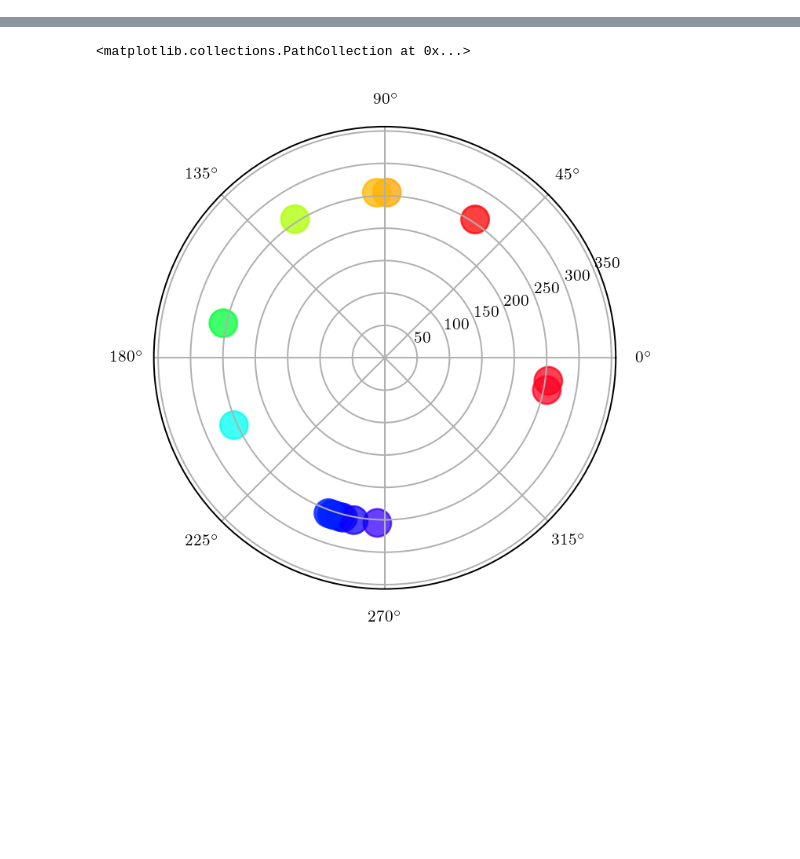
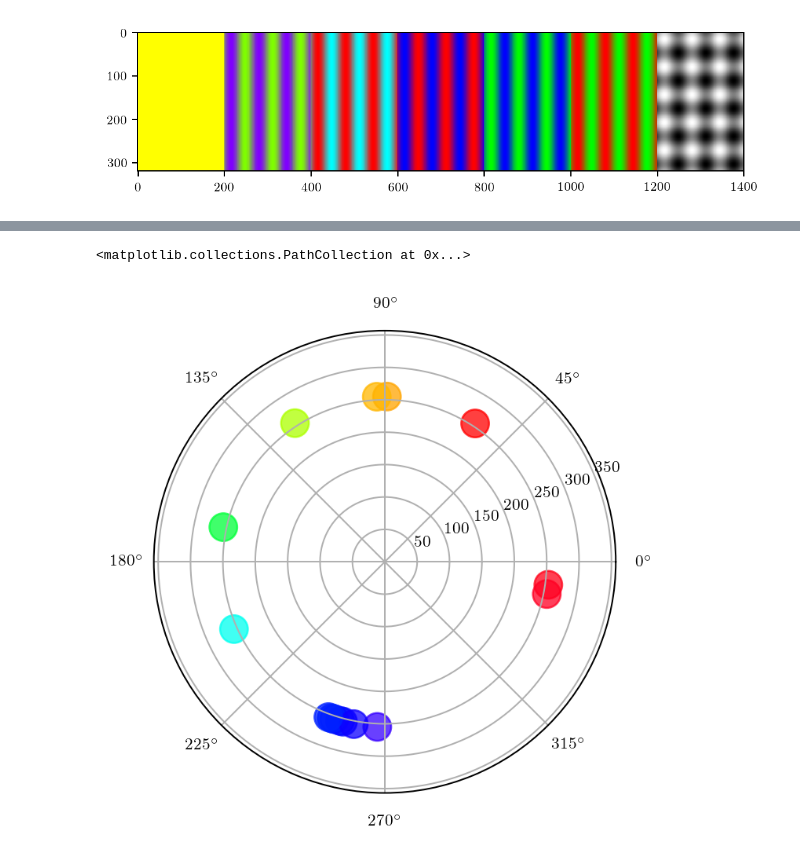
Before and after one commit to CVMethods/thesis_notebooks, a Jupyter notebook: Ch4_Color images spectral analysis_figures.ipynb, the cells around one changed output, grey strips where cells are left out. Saved outputs shown, nothing was run; the diff lists cells and outputs as text; code cells hidden in the pictures; blank space fills up the shorter version.

```diff
--- a/Ch4_Color images spectral analysis_figures.ipynb
+++ b/Ch4_Color images spectral analysis_figures.ipynb
@@ -205,0 +297,99 @@ def img2complex_colorspace(img, color_space):
+# %%
+rows, cols, channels = 320, 1400, 3
+s_interval = np.int(200)  # Spacial interval to change the frequency of the texture
+f_1 = 1/16.
+
+# f1, f2, f3, f4, f5 = [1/2., 1/4., 1/8., 1/16., 1/32.]#1/2.,
+# f1, f2, f3, f4, f5 = [1/64., 1/32., 1/16., 1/8., 1/4.]#1/2.,
+f1, f2, f3, f4, f5 = [1/64., 1/64., 1/64., 1/64.,1/64.]#1/2.,
+
+[X, Y] = np.meshgrid(np.arange(cols), np.arange(rows))
+x = np.arange(cols)
+ang = 0.
+x1 = (X * np.cos(np.deg2rad(ang))) + (Y * np.sin(np.deg2rad(ang)))
+x2 = (X * np.cos(np.deg2rad(ang+90.))) + (Y * np.sin(np.deg2rad(ang+90.)))
+
+#########
+rg_ch1 = np.sin(2 * np.pi * f5 * x1)
+rg_ch1 = (rg_ch1 - np.min(rg_ch1)) / (np.max(rg_ch1) - np.min(rg_ch1)) * 255.
+
+gb_ch1 = np.sin(2 * np.pi * f4 * x1 ) * 0.
+
+br_ch1 = np.sin(2 * np.pi * f3 * x1 + np.pi)
+br_ch1 = (br_ch1 - np.min(br_ch1)) / (np.max(br_ch1) - np.min(br_ch1)) * 255.
+
+re_ch1 = np.sin(2 * np.pi * f2 * x1 )
+re_ch1 = (re_ch1 - np.min(re_ch1)) / (np.max(re_ch1) - np.min(re_ch1)) * 255.
+
+im_ch1 = 0.5*(np.sin(2 * np.pi * f1 * x1)) + 0.5*(np.sin((2 * np.pi * f1 * x1 )+ np.pi))
+im_ch1 = (im_ch1 - np.min(im_ch1)) / (np.max(im_ch1) - np.min(im_ch1)) * 255.
+
+nb_ch1 = np.sin(2 * np.pi * f5 * x1) + np.sin(2 * np.pi * f2 * x2)
+nb_ch1 = (nb_ch1 - np.min(nb_ch1)) / (np.max(nb_ch1) - np.min(nb_ch1)) * 255.
+
+gray_ch1 = np.ones((rows, cols)) * 255.
+
+# img_r = np.column_stack((rg_ch1[:, 0:s_interval], gb_ch1[:, 0:s_interval], br_ch1[:, 0:s_interval], re_ch1[:, 0:s_interval], im_ch1[:, 0:s_interval], nb_ch1[:, 0:s_interval], gray_ch1[:, 0:s_interval]))
+img_r = np.column_stack((gray_ch1[:, 0:s_interval], im_ch1[:, 0:s_interval], re_ch1[:, 0:s_interval], br_ch1[:, 0:s_interval], gb_ch1[:, 0:s_interval], rg_ch1[:, 0:s_interval], nb_ch1[:, 0:s_interval]))
+
+#########
+rg_ch2 = np.sin(2 * np.pi * f5 * x1 + np.pi)
+rg_ch2 = (rg_ch2 - np.min(rg_ch2)) / (np.max(rg_ch2) - np.min(rg_ch2)) * 255.
+
+gb_ch2 = np.sin(2 * np.pi * f4 * x1)
+gb_ch2 = (gb_ch2 - np.min(gb_ch2)) / (np.max(gb_ch2) - np.min(gb_ch2)) * 255.
+
+br_ch2 = np.sin(2 * np.pi * f3 * x1 + np.pi) * 0.
+
+re_ch2 = np.sin(2 * np.pi * f2 * x1 + np.pi)
+re_ch2 = (re_ch2 - np.min(re_ch2)) / (np.max(re_ch2) - np.min(re_ch2)) * 255.
+
+im_ch2 = np.sin(2 * np.pi * f1 * x1 + np.pi)
+im_ch2 = (im_ch2 - np.min(im_ch2)) / (np.max(im_ch2) - np.min(im_ch2)) * 255.
+
+nb_ch2 = np.sin(2 * np.pi * f5 * x1) + np.sin(2 * np.pi * f2 * x2)
+nb_ch2 = (nb_ch2 - np.min(nb_ch2)) / (np.max(nb_ch2) - np.min(nb_ch2)) * 255.
+
+gray_ch2 = np.ones((rows, cols)) * 255.
+
+# img_g = np.column_stack((rg_ch2[:, 0:s_interval], gb_ch2[:, 0:s_interval], br_ch2[:, 0:s_interval], re_ch2[:, 0:s_interval], im_ch2[:, 0:s_interval], nb_ch2[:, 0:s_interval], gray_ch2[:, 0:s_interval]))
+img_g = np.column_stack((gray_ch2[:, 0:s_interval], im_ch2[:, 0:s_interval], re_ch2[:, 0:s_interval], br_ch2[:, 0:s_interval], gb_ch2[:, 0:s_interval], rg_ch2[:, 0:s_interval], nb_ch2[:, 0:s_interval]))
+
+#########
+
+rg_ch3 = np.sin(2 * np.pi * f5 * x1) * 0.
+
+gb_ch3 = np.sin(2 * np.pi * f4 * x1 + np.pi)
+gb_ch3 = (gb_ch3 - np.min(gb_ch3)) / (np.max(gb_ch3) - np.min(gb_ch3)) * 255.
+
+br_ch3 = np.sin(2 * np.pi * f3 * x1)
+br_ch3 = (br_ch3 - np.min(br_ch3)) / (np.max(br_ch3) - np.min(br_ch3)) * 255.
+
+re_ch3 = np.sin(2 * np.pi * f2 * x1 + np.pi)
+re_ch3 = (re_ch3 - np.min(re_ch3)) / (np.max(re_ch3) - np.min(re_ch3)) * 255.
+
+im_ch3 = np.sin(2 * np.pi * f1 * x1)
+im_ch3 = (im_ch3 - np.min(im_ch3)) / (np.max(im_ch3) - np.min(im_ch3)) * 255.
+
+nb_ch3 = np.sin(2 * np.pi * f5 * x1) + np.sin(2 * np.pi * f2 * x2)
+nb_ch3 = (nb_ch3 - np.min(nb_ch3)) / (np.max(nb_ch3) - np.min(nb_ch3)) * 255.
+
+gray_ch3 = np.ones((rows, cols)) * 0.
+
+# img_b = np.hstack((rg_ch3[:, 0:s_interval], gb_ch3[:, 0:s_interval], br_ch3[:, 0:s_interval], re_ch3[:, 0:s_interval], im_ch3[:, 0:s_interval], nb_ch3[:, 0:s_interval], gray_ch3[:, 0:s_interval]))
+img_b = np.column_stack((gray_ch3[:, 0:s_interval], im_ch3[:, 0:s_interval], re_ch3[:, 0:s_interval], br_ch3[:, 0:s_interval], gb_ch3[:, 0:s_interval], rg_ch3[:, 0:s_interval], nb_ch3[:, 0:s_interval]))
+
+img_orig_same_freq = np.zeros((rows, cols, channels), dtype=np.uint8)
+img_orig_same_freq[:, :, 0] = img_r
+img_orig_same_freq[:, :, 1] = img_g
+img_orig_same_freq[:, :, 2] = img_b
+
+# img_orig = np.int(img_orig - img_orig.mean())
+
+plt.figure(figsize=set_size(width=width_pt, fraction=1), dpi=180)
+plt.imshow(img_orig_same_freq)
+# plt.savefig(output_dir + 'synthetic_image_color_texture.pdf', format='pdf', bbox_inches='tight')
+# plt.savefig('synthetic_image_color_texture.pdf', format='pdf', bbox_inches='tight')
+
+# plt.title('Input image (RGB)', fontsize=10)
+# %% [output]
@@ -206,2 +397,3 @@ def img2complex_colorspace(img, color_space):
+[figure, added]
 # %%
 color_space = 'HS'
```
Also changed, not shown: parts of 7 cells of this notebook, 8 other files.
